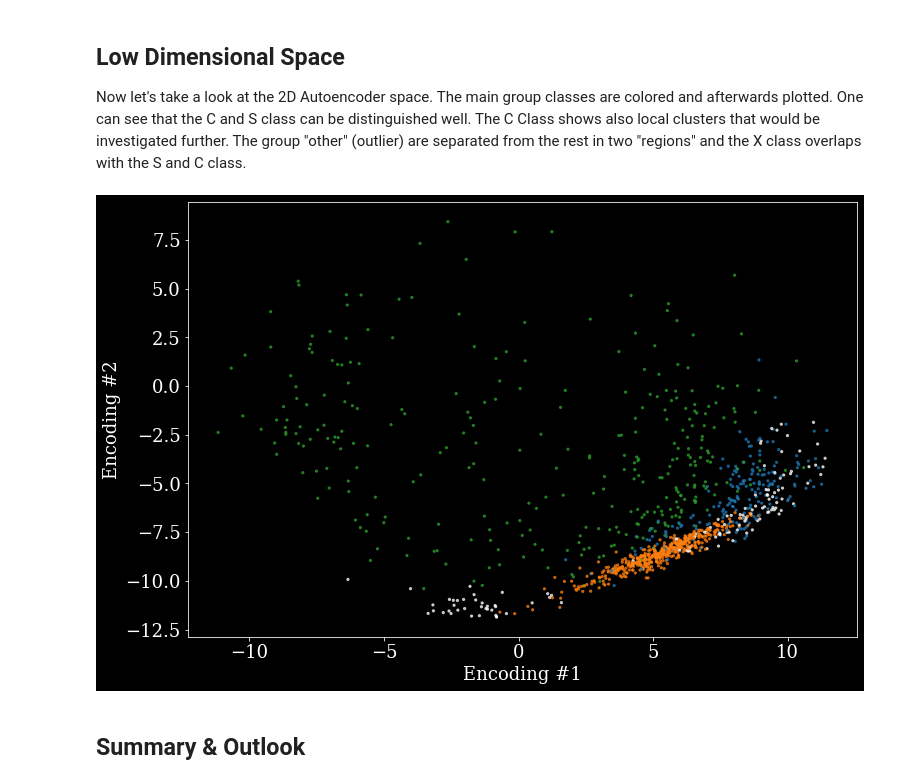
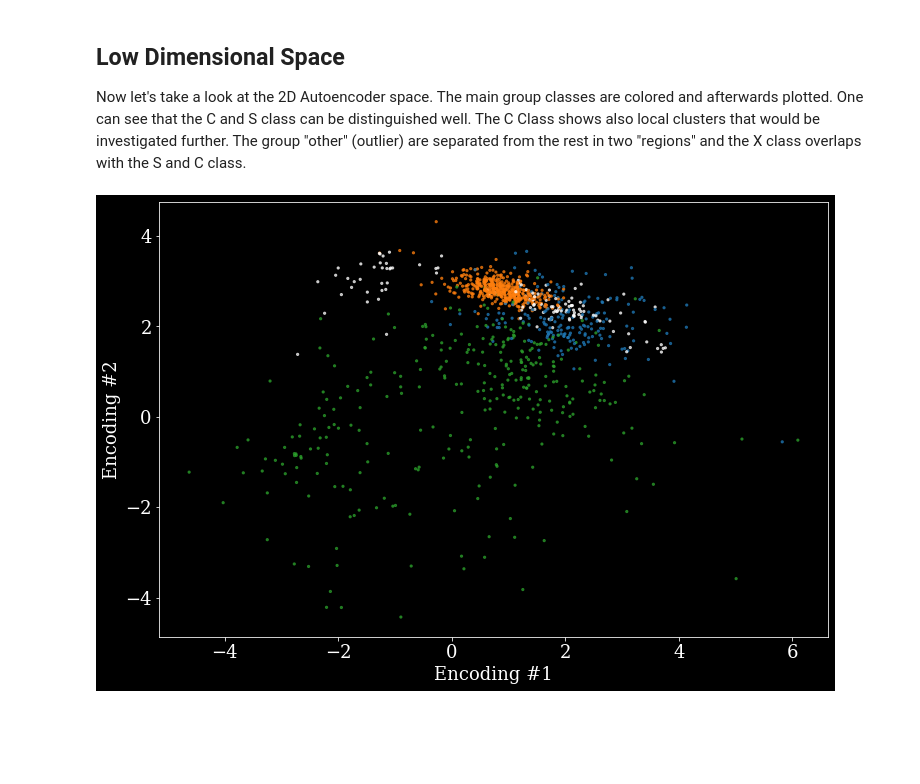
Before and after one commit to ThomasAlbin/sandbox, a Jupyter notebook: asteroid_taxonomy/5_5_dl_autoencoder_convnet.ipynb, the cells around one changed output. Drawn from its saved outputs; the diff is of its cells as text; code cells hidden in the pictures; blank space fills up the shorter version.

```diff
--- a/asteroid_taxonomy/5_5_dl_autoencoder_convnet.ipynb
+++ b/asteroid_taxonomy/5_5_dl_autoencoder_convnet.ipynb
@@ -221,35 +204,52 @@ encoded_train_df.loc[:, "enc2"] = encoded_train_df["enc2"].astype(float)
+# %%
+# Create dataframe that contains the encoder values (2 values at bottleneck) and the corresponding
+# class to see whether the autoencoder values cluster in a way
+
+# Build the encoder
+encoder = keras.models.Model(inputs=in_layer, outputs=bottleneck_lay)
+
+# Encode the trained spectra
+X_train_encoded = encoder.predict(X_train_scaled)
+
+# Create the dataframe
+encoded_train_df = pd.DataFrame(np.hstack((X_train_encoded,
+                                           y_train[np.newaxis].transpose(),
+                                           y_train_bus[np.newaxis].transpose())),
+                                columns=["enc1", "enc2", "Main_Group", "Bus_Class"])
+
+# Change the dtype to float
+encoded_train_df.loc[:, "enc1"] = encoded_train_df["enc1"].astype(float)
+encoded_train_df.loc[:, "enc2"] = encoded_train_df["enc2"].astype(float)
 # %% [markdown]
 ## Low Dimensional Space
 
 Now let's take a look at the 2D Autoencoder space. The main group classes are colored and afterwards plotted. One can see that the C and S class can be distinguished well. The C Class shows also local clusters that would be investigated further. The group "other" (outlier) are separated from the rest in two "regions" and the X class overlaps with the S and C class.
-# %%
-# Plot now the autoencoder values
-
-# Create a dictionary to color the classes
-color_dict = {'Other': 'w',
-              'S': 'tab:orange',
-              'C': 'tab:green',
-              'X': 'tab:blue'}
-
-# Set a plot
-plt.figure(figsize=(12,8))
-
-# Create a scatter plot with the encoder values and assign the colors to the corresponding classes
-plt.scatter(encoded_train_df["enc1"],
-            encoded_train_df["enc2"],
-            marker='o',
-            s=5,
-            alpha=0.7,
-            color=encoded_train_df.apply(lambda x: color_dict.get(x["class"]), axis=1).values)
-
-# Set xlabels
-plt.xlabel("Encoding #1")
-plt.ylabel("Encoding #2")
-
-# Save the image and show it, too
-plt.savefig("asteroid_spectra_AE_FF_2dim.png")
-plt.show()
-# %% [output]
-[figure, removed]
-# %% [markdown]
-## Summary & Outlook
+# %%
+# Plot now the autoencoder values for the Main Group
+
+# Create a dictionary to color the classes
+color_dict = {'Other': 'w',
+              'S': 'tab:orange',
+              'C': 'tab:green',
+              'X': 'tab:blue'}
+
+# Set a plot
+plt.figure(figsize=(12,8))
+
+# Create a scatter plot with the encoder values and assign the colors to the corresponding classes
+plt.scatter(encoded_train_df["enc1"],
+            encoded_train_df["enc2"],
+            marker='o',
+            s=5,
+            alpha=0.7,
+            color=encoded_train_df.apply(lambda x: color_dict.get(x["Main_Group"]), axis=1).values)
+
+# Set xlabels
+plt.xlabel("Encoding #1")
+plt.ylabel("Encoding #2")
+
+# Save the image and show it, too
+plt.savefig("asteroid_spectra_AE_ConvNet_2dim.png")
+plt.show()
+# %% [output]
+[figure, added]
```
Also changed, not shown: parts of 14 cells of this notebook.
